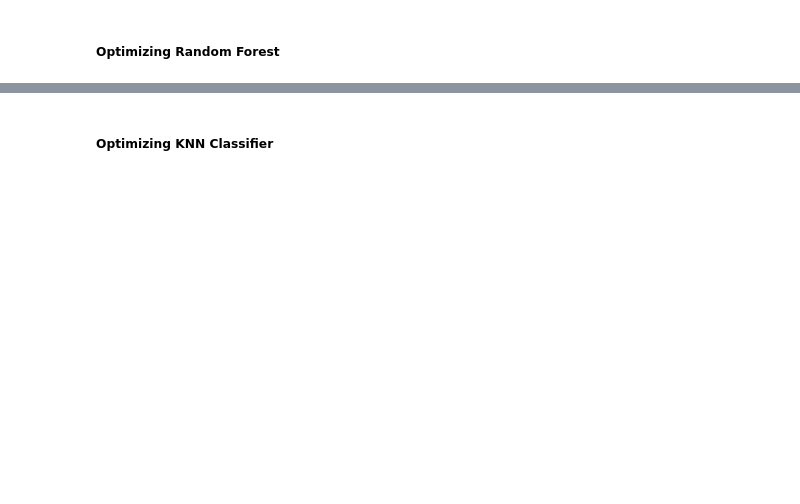
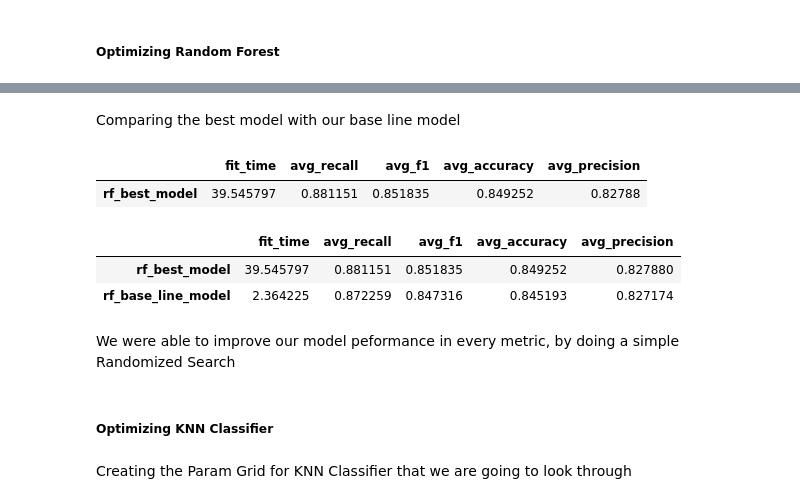
Before and after one commit to Lacerdash/ML-for-Churn-predicting, a Jupyter notebook: ModelCreation_Selection_Optimization.ipynb, the cells around one changed output, grey strips where cells are left out. Drawn from its saved outputs; the diff is of its cells as text; code cells hidden in the pictures; blank space fills up the shorter version.

```diff
--- a/ModelCreation_Selection_Optimization.ipynb
+++ b/ModelCreation_Selection_Optimization.ipynb
@@ -326,16 +321,0 @@ compare
-# %%
-X = data_balanced.drop(columns='Churn')
-y = data_balanced['Churn']
-
-model = fit_model(logistic_regression, X, y)
-
-feature_coefficient = pd.DataFrame({'Feature': X.columns, 'Coefficient': np.abs(model.coef_[0])})
-feature_coefficient = feature_coefficient.sort_values('Coefficient', ascending=False)
-
-plt.figure(figsize=(10,10))
-sns.barplot(y='Feature',
-            x='Coefficient',
-            data=feature_coefficient,
-            color='#872b95')
-
-plt.show()
@@ -439,2 +409,31 @@ get_metrics_from_cross_validate(rf_base_line)
+# %% [markdown]
+Comparing the best model with our base line model
+# %%
+rf_best_estimator = rf_rs_results.best_estimator_
+rf_best_model = fit_model_with_cv(rf_best_estimator, X, y)
+rf_best_model_metrics = [get_metrics_from_cross_validate(rf_best_model)]
+
+rf_best_estimator_df = pd.DataFrame(rf_best_model_metrics, columns=['fit_time', 'avg_recall', 'avg_f1', 'avg_accuracy', 'avg_precision'], index=['rf_best_model'])
+rf_best_estimator_df
+# %% [output]
+|  | fit_time | avg_recall | avg_f1 | avg_accuracy | avg_precision |
+| rf_best_model | 39.545797 | 0.881151 | 0.851835 | 0.849252 | 0.82788 |
+# %%
+rf_base_line = fit_model_with_cv(random_forest, X, y)
+get_metrics_from_cross_validate(rf_base_line)
+
+
+rf_base_line = fit_model_with_cv(random_forest, X, y)
+rf_base_line_model_metrics = [get_metrics_from_cross_validate(rf_base_line)]
+
+rf_base_line_model_df = pd.DataFrame(rf_base_line_model_metrics, columns=['fit_time', 'avg_recall', 'avg_f1', 'avg_accuracy', 'avg_precision'], index=['rf_base_line_model'])
+
+pd.concat([rf_best_estimator_df, rf_base_line_model_df])
+# %% [output]
+|  | fit_time | avg_recall | avg_f1 | avg_accuracy | avg_precision |
+| rf_best_model | 39.545797 | 0.881151 | 0.851835 | 0.849252 | 0.827880 |
+| rf_base_line_model | 2.364225 | 0.872259 | 0.847316 | 0.845193 | 0.827174 |
+# %% [markdown]
+We were able to improve our model peformance in every metric, by doing a simple Randomized Search
 # %% [markdown]
 ##### Optimizing KNN Classifier
@@ -470,3 +440,5 @@ for metric, scores in knn_results.items():
+# %% [markdown]
+Creating the Param Grid for KNN Classifier that we are going to look through
 # %%
 knn_param_grid = {'n_neighbors': np.arange(2, 10, step=2),
             'weights': ['uniform','distance'],
```
Also changed, not shown: parts of 49 cells of this notebook.
